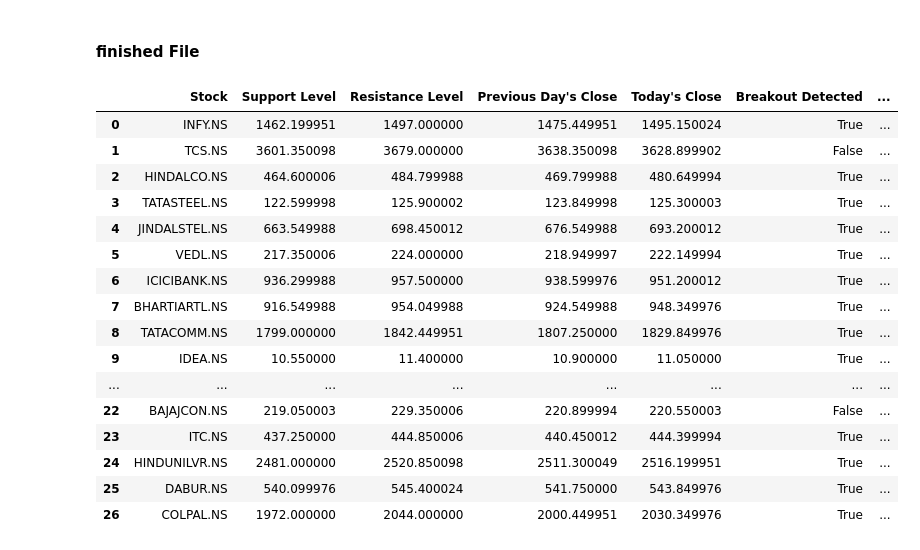
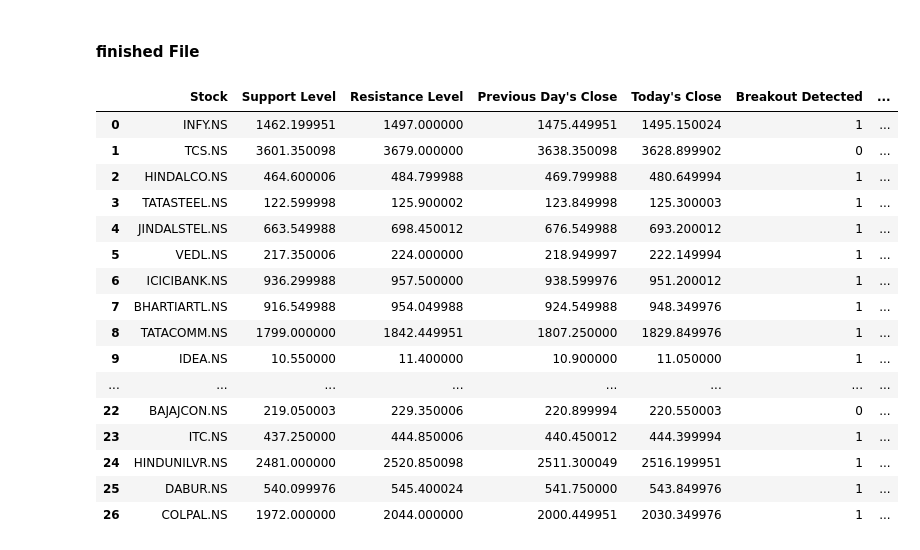
Before and after one commit to tuxlimr/Celery_Preprocessing, a Jupyter notebook: 52WeekHIgh_Low_and_Other_Breakout.ipynb, the cells around one changed output. Saved outputs shown, nothing was run; the diff lists cells and outputs as text; code cells hidden in the pictures.

```diff
--- a/52WeekHIgh_Low_and_Other_Breakout.ipynb
+++ b/52WeekHIgh_Low_and_Other_Breakout.ipynb
@@ -425,9 +247,11 @@ class StockAnalyzer:
         today_value = data[field].iloc[1]
         return today_value > prev_value
 
+
     def analyze_stock(self):
         data_2d = self._fetch_stock_data("2d")
         data_5d = self._fetch_stock_data("5d")
+        data_10d = self._fetch_stock_data("10d")
 
         support_level = data_2d['Low'].min()
         resistance_level = data_2d['High'].max()
@@ -435,11 +259,11 @@ class StockAnalyzer:
         prev_close = data_2d['Close'].iloc[0]
         today_close = data_2d['Close'].iloc[1]
 
-        breakout_detected = today_close > prev_close
-        breakdown_detected = today_close < prev_close
+        breakout_detected = int(today_close > prev_close)
+        breakdown_detected = int(today_close < prev_close)
 
-        resistance_breakout_detected = data_5d['High'].iloc[1] > data_5d['High'].iloc[0]
-        support_breakdown_detected = data_5d['Low'].iloc[1] < data_5d['Low'].iloc[0]
+        resistance_breakout_detected = int(data_5d['High'].iloc[1] > data_5d['High'].iloc[0])
+        support_breakdown_detected = int(data_5d['Low'].iloc[1] < data_5d['Low'].iloc[0])
 
         difference = today_close - prev_close
         difference_percentage = (difference / prev_close) * 100 if prev_close != 0 else 0
@@ -451,6 +275,28 @@ class StockAnalyzer:
             trend = 'Down'
         else:
             trend = 'No Change'
+
+        # Calculate 10-day moving average
+        ma_10d = data_10d['Close'].mean()
+
+        # Check for 10-day moving average breakout
+        ma_breakout_detected = int(today_close > ma_10d)
+
+        # Track breakout and breakdown counts
+        breakout_count = breakout_detected + resistance_breakout_detected + ma_breakout_detected
+        breakdown_count = breakdown_detected + support_breakdown_detected + support_breakdown_detected
+
+        # Determine buy signal based on breakout and breakdown counts
+        if breakout_count == 3:
+            buy_signal = 'Strong Buy'
+        elif breakout_count == 2:
+            buy_signal = 'Buy'
+        elif breakdown_count == 3:
+            buy_signal = 'Strong Sell'
+        elif breakdown_count == 2:
+            buy_signal = 'Sell'
+        else:
+            buy_signal = 'Neutral'
 
         return {
             'Stock': self.ticker_symbol,
@@ -461,47 +307,51 @@ class StockAnalyzer:
             'Breakout Detected': breakout_detected,
             'Breakdown Detected': breakdown_detected,
             'Resistance Breakout Detected': resistance_breakout_detected,
             'Support Breakdown Detected': support_breakdown_detected,
             'Trend': trend,
             'Difference': difference,
-            'Difference Percentage': difference_percentage
+            'Difference Percentage': difference_percentage,
+            '10 DMA Breakout Detected': ma_breakout_detected,
+            '10 DMA': ma_10d,
+            'Buy Signal': buy_signal
         }
+
 
 if __name__ == "__main__":
     ticker_lists = {
         'NiftyIT': ['INFY.NS', 'TCS.NS'],
         'NiftyMetal': ['HINDALCO.NS', 'TATASTEEL.NS', 'JINDALSTEL.NS', 'VEDL.NS', 'ICICIBANK.NS'],
         'NiftyTelecom': ['BHARTIARTL.NS', 'TATACOMM.NS', 'IDEA.NS'],
         'NityBank': ['HDFCBANK.NS', 'PNB.NS', 'SBIN.NS', 'ICICIBANK.NS', 'AXISBANK.NS', 'CANBK.NS', 'BANKBARODA.NS', 'INDUSINDBK.NS', 'RBLBANK.NS', 'MAHABANK.NS', 'J&KBANK.NS', 'IDBI.NS'],
         'NIftyFMCG': ['BAJAJCON.NS', 'ITC.NS', 'HINDUNILVR.NS', 'DABUR.NS', 'COLPAL.NS']
     }
 
     stock_data_list = []
 
     for category, stocks in ticker_lists.items():
         for stock_symbol in stocks:
             analyzer = StockAnalyzer(stock_symbol)
             stock_data = analyzer.analyze_stock()
             stock_data['Category'] = category
             stock_data_list.append(stock_data)
 
     df = pd.DataFrame(stock_data_list)
 df
 # %% [output]
 |  | Stock | Support Level | Resistance Level | Previous Day's Close | Today's Close | Breakout Detected | ... |
-| 0 | INFY.NS | 1462.199951 | 1497.000000 | 1475.449951 | 1495.150024 | True | ... |
-| 1 | TCS.NS | 3601.350098 | 3679.000000 | 3638.350098 | 3628.899902 | False | ... |
-| 2 | HINDALCO.NS | 464.600006 | 484.799988 | 469.799988 | 480.649994 | True | ... |
-| 3 | TATASTEEL.NS | 122.599998 | 125.900002 | 123.849998 | 125.300003 | True | ... |
-| 4 | JINDALSTEL.NS | 663.549988 | 698.450012 | 676.549988 | 693.200012 | True | ... |
-| 5 | VEDL.NS | 217.350006 | 224.000000 | 218.949997 | 222.149994 | True | ... |
-| 6 | ICICIBANK.NS | 936.299988 | 957.500000 | 938.599976 | 951.200012 | True | ... |
-| 7 | BHARTIARTL.NS | 916.549988 | 954.049988 | 924.549988 | 948.349976 | True | ... |
-| 8 | TATACOMM.NS | 1799.000000 | 1842.449951 | 1807.250000 | 1829.849976 | True | ... |
-| 9 | IDEA.NS | 10.550000 | 11.400000 | 10.900000 | 11.050000 | True | ... |
+| 0 | INFY.NS | 1462.199951 | 1497.000000 | 1475.449951 | 1495.150024 | 1 | ... |
+| 1 | TCS.NS | 3601.350098 | 3679.000000 | 3638.350098 | 3628.899902 | 0 | ... |
+| 2 | HINDALCO.NS | 464.600006 | 484.799988 | 469.799988 | 480.649994 | 1 | ... |
+| 3 | TATASTEEL.NS | 122.599998 | 125.900002 | 123.849998 | 125.300003 | 1 | ... |
+| 4 | JINDALSTEL.NS | 663.549988 | 698.450012 | 676.549988 | 693.200012 | 1 | ... |
+| 5 | VEDL.NS | 217.350006 | 224.000000 | 218.949997 | 222.149994 | 1 | ... |
+| 6 | ICICIBANK.NS | 936.299988 | 957.500000 | 938.599976 | 951.200012 | 1 | ... |
+| 7 | BHARTIARTL.NS | 916.549988 | 954.049988 | 924.549988 | 948.349976 | 1 | ... |
+| 8 | TATACOMM.NS | 1799.000000 | 1842.449951 | 1807.250000 | 1829.849976 | 1 | ... |
+| 9 | IDEA.NS | 10.550000 | 11.400000 | 10.900000 | 11.050000 | 1 | ... |
 | ... | ... | ... | ... | ... | ... | ... | ... |
-| 22 | BAJAJCON.NS | 219.050003 | 229.350006 | 220.899994 | 220.550003 | False | ... |
-| 23 | ITC.NS | 437.250000 | 444.850006 | 440.450012 | 444.399994 | True | ... |
-| 24 | HINDUNILVR.NS | 2481.000000 | 2520.850098 | 2511.300049 | 2516.199951 | True | ... |
-| 25 | DABUR.NS | 540.099976 | 545.400024 | 541.750000 | 543.849976 | True | ... |
-| 26 | COLPAL.NS | 1972.000000 | 2044.000000 | 2000.449951 | 2030.349976 | True | ... |
+| 22 | BAJAJCON.NS | 219.050003 | 229.350006 | 220.899994 | 220.550003 | 0 | ... |
+| 23 | ITC.NS | 437.250000 | 444.850006 | 440.450012 | 444.399994 | 1 | ... |
+| 24 | HINDUNILVR.NS | 2481.000000 | 2520.850098 | 2511.300049 | 2516.199951 | 1 | ... |
+| 25 | DABUR.NS | 540.099976 | 545.400024 | 541.750000 | 543.849976 | 1 | ... |
+| 26 | COLPAL.NS | 1972.000000 | 2044.000000 | 2000.449951 | 2030.349976 | 1 | ... |
```
Also changed, not shown: parts of 9 cells of this notebook.
